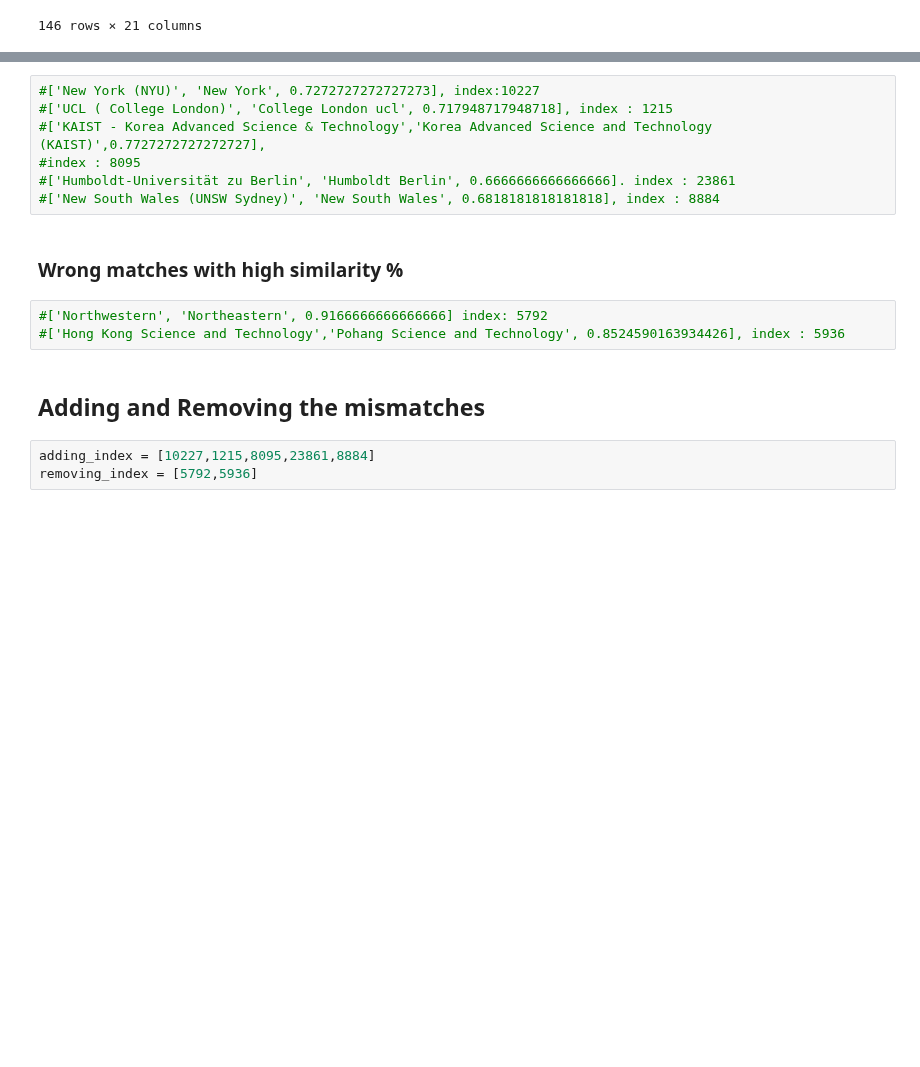
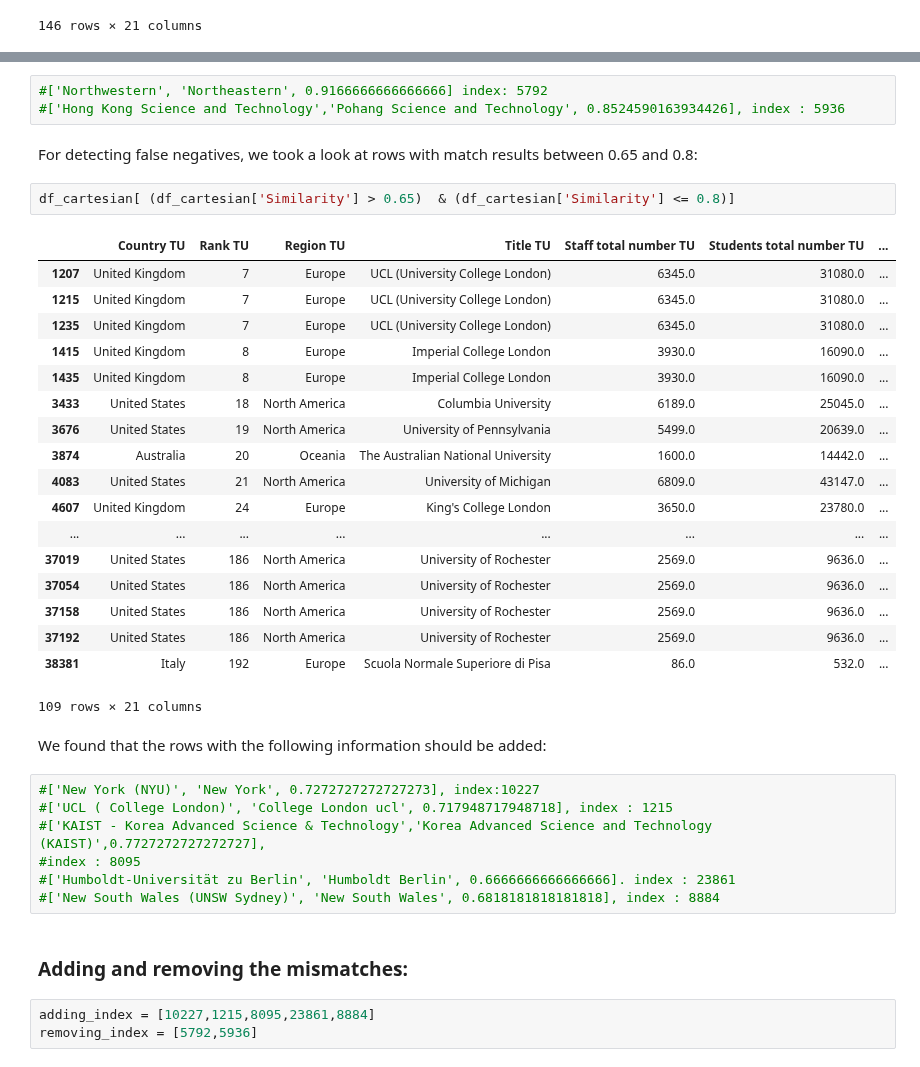
Before and after one commit to puccife/ADAHomeworks, a Jupyter notebook: homework02/Homework 2.ipynb, the cells around one changed output, grey strips where cells are left out. Saved outputs shown, nothing was run; the diff lists cells and outputs as text; blank space fills up the shorter version.

```diff
--- a/homework02/Homework 2.ipynb
+++ b/homework02/Homework 2.ipynb
@@ -562,3 +569,31 @@ df_merged
+# %%
+#['Northwestern', 'Northeastern', 0.9166666666666666] index: 5792
+#['Hong Kong Science and Technology','Pohang Science and Technology', 0.8524590163934426], index : 5936
+# %% [markdown]
+For detecting false negatives, we took a look at rows with match results between 0.65 and 0.8:
+# %%
+df_cartesian[ (df_cartesian['Similarity'] > 0.65)  & (df_cartesian['Similarity'] <= 0.8)]
+# %% [output]
+|  | Country TU | Rank TU | Region TU | Title TU | Staff total number TU | Students total number TU | ... |
+| 1207 | United Kingdom | 7 | Europe | UCL (University College London) | 6345.0 | 31080.0 | ... |
+| 1215 | United Kingdom | 7 | Europe | UCL (University College London) | 6345.0 | 31080.0 | ... |
+| 1235 | United Kingdom | 7 | Europe | UCL (University College London) | 6345.0 | 31080.0 | ... |
+| 1415 | United Kingdom | 8 | Europe | Imperial College London | 3930.0 | 16090.0 | ... |
+| 1435 | United Kingdom | 8 | Europe | Imperial College London | 3930.0 | 16090.0 | ... |
+| 3433 | United States | 18 | North America | Columbia University | 6189.0 | 25045.0 | ... |
+| 3676 | United States | 19 | North America | University of Pennsylvania | 5499.0 | 20639.0 | ... |
+| 3874 | Australia | 20 | Oceania | The Australian National University | 1600.0 | 14442.0 | ... |
+| 4083 | United States | 21 | North America | University of Michigan | 6809.0 | 43147.0 | ... |
+| 4607 | United Kingdom | 24 | Europe | King's College London | 3650.0 | 23780.0 | ... |
+| ... | ... | ... | ... | ... | ... | ... | ... |
+| 37019 | United States | 186 | North America | University of Rochester | 2569.0 | 9636.0 | ... |
+| 37054 | United States | 186 | North America | University of Rochester | 2569.0 | 9636.0 | ... |
+| 37158 | United States | 186 | North America | University of Rochester | 2569.0 | 9636.0 | ... |
+| 37192 | United States | 186 | North America | University of Rochester | 2569.0 | 9636.0 | ... |
+| 38381 | Italy | 192 | Europe | Scuola Normale Superiore di Pisa | 86.0 | 532.0 | ... |
+109 rows × 21 columns
+# %% [markdown]
+We found that the rows with the following information should be added:
 # %%
 #['New York (NYU)', 'New York', 0.7272727272727273], index:10227
 #['UCL ( College London)', 'College London ucl', 0.717948717948718], index : 1215
@@ -566,13 +601,8 @@ df_merged
 #index : 8095
 #['Humboldt-Universität zu Berlin', 'Humboldt Berlin', 0.6666666666666666]. index : 23861
 #['New South Wales (UNSW Sydney)', 'New South Wales', 0.6818181818181818], index : 8884
-# %% [markdown]
-### Wrong matches with high similarity %
-# %%
-#['Northwestern', 'Northeastern', 0.9166666666666666] index: 5792
-#['Hong Kong Science and Technology','Pohang Science and Technology', 0.8524590163934426], index : 5936
 # %% [markdown]
-## Adding and Removing the mismatches
+### Adding and removing the mismatches:
 # %%
 adding_index = [10227,1215,8095,23861,8884]
 removing_index = [5792,5936]
```
Also changed, not shown: parts of 29 cells of this notebook.
